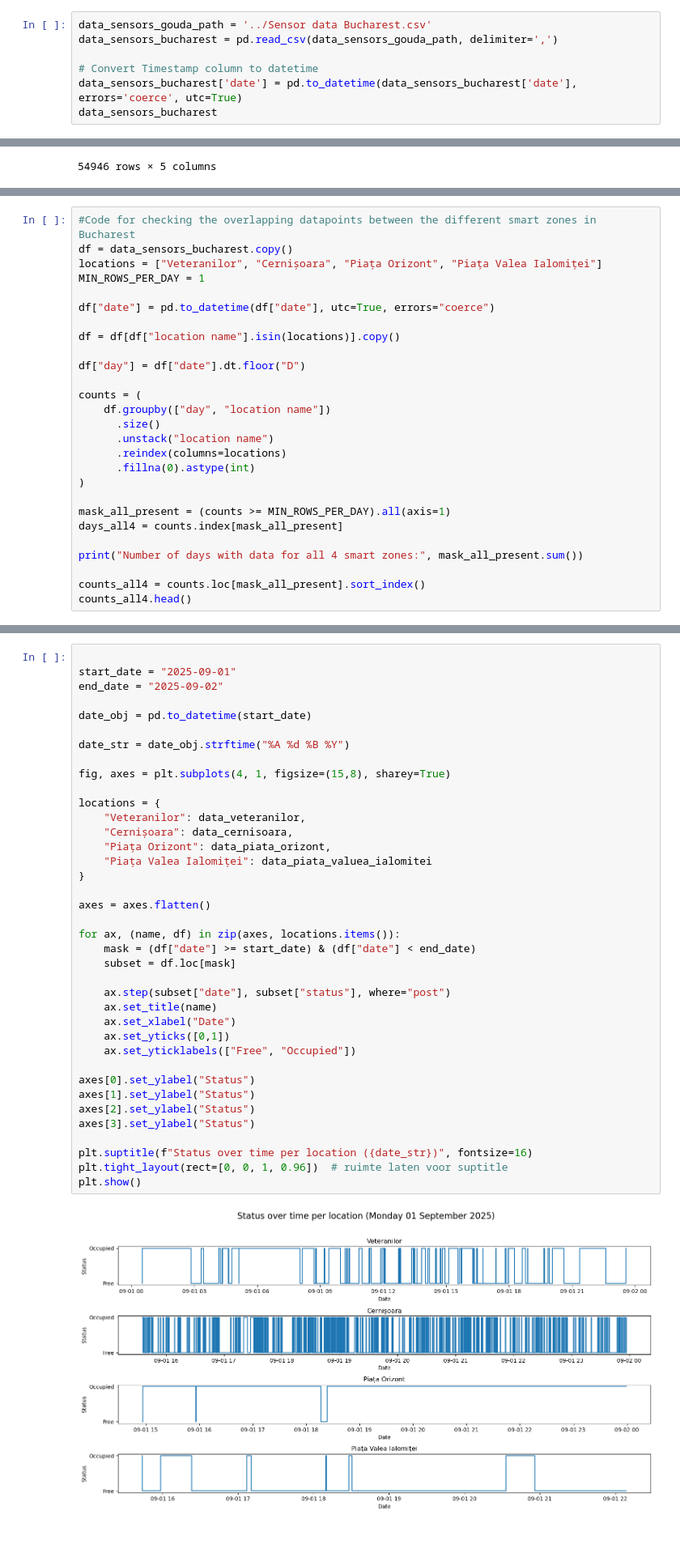
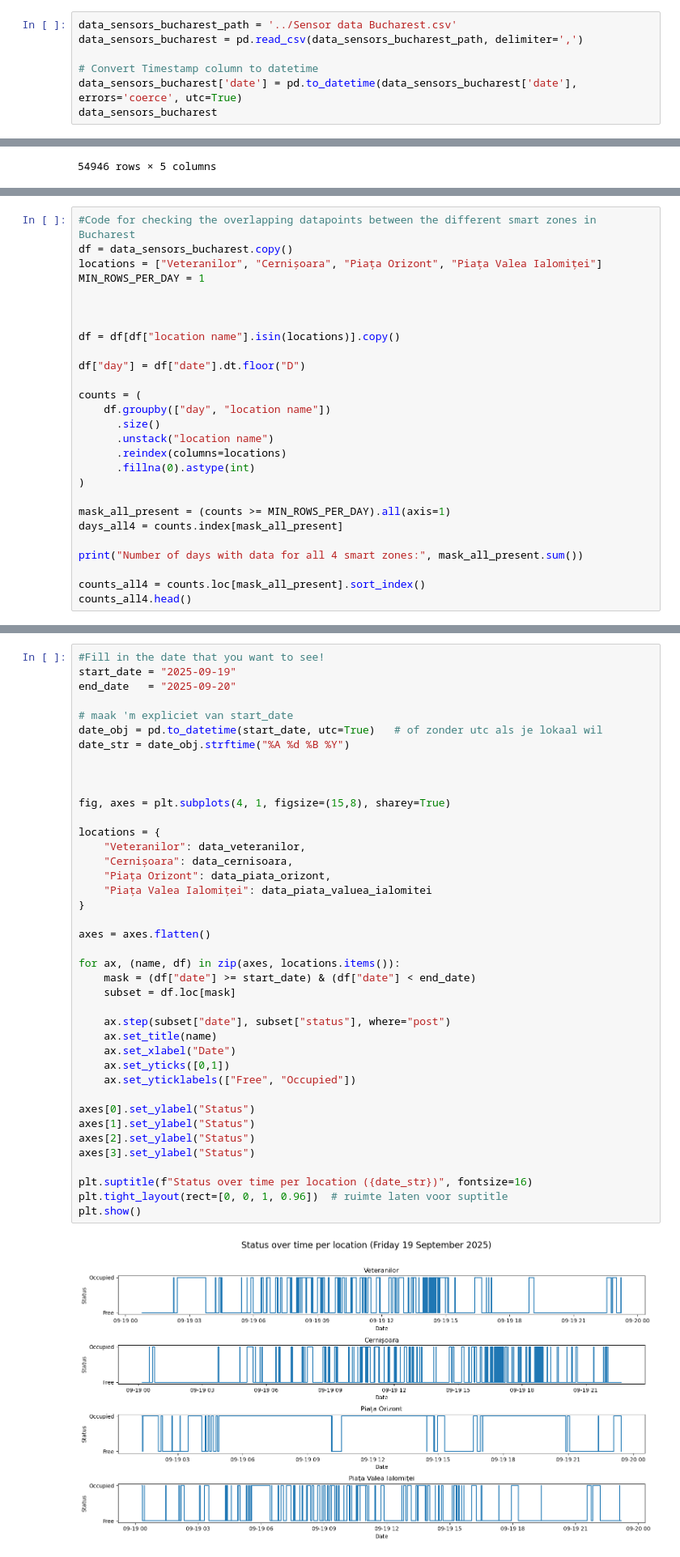
Before and after one commit to chenneman/CTC-advanced-data-science, a Jupyter notebook: Coding The Curbs.ipynb, the cells around one changed output, grey strips where cells are left out. Shown at 81% size. Saved outputs shown, nothing was run; the diff lists cells and outputs as text.

Commit message:
Booking + sensor data bucharest

```diff
--- a/Coding The Curbs.ipynb
+++ b/Coding The Curbs.ipynb
@@ -32,6 +7,6 @@ data_sensors
 # %%
-data_sensors_gouda_path = '../Sensor data Bucharest.csv'
-data_sensors_bucharest = pd.read_csv(data_sensors_gouda_path, delimiter=',')
+data_sensors_bucharest_path = '../Sensor data Bucharest.csv'
+data_sensors_bucharest = pd.read_csv(data_sensors_bucharest_path, delimiter=',')
 
 # Convert Timestamp column to datetime
 data_sensors_bucharest['date'] = pd.to_datetime(data_sensors_bucharest['date'], errors='coerce', utc=True)
@@ -56,7 +60,7 @@ df = data_sensors_bucharest.copy()
 locations = ["Veteranilor", "Cernișoara", "Piața Orizont", "Piața Valea Ialomiței"]
 MIN_ROWS_PER_DAY = 1
 
-df["date"] = pd.to_datetime(df["date"], utc=True, errors="coerce")
+
 
 df = df[df["location name"].isin(locations)].copy()
 
@@ -96,42 +100,44 @@ data_cernisoara = data_bucharest_locations.get_group("Cernișoara")
 data_piata_orizont = data_bucharest_locations.get_group("Piața Orizont")
 data_piata_valuea_ialomitei = data_bucharest_locations.get_group("Piața Valea Ialomiței")
 # %%
+#Fill in the date that you want to see!
+start_date = "2025-09-19"
+end_date   = "2025-09-20"
 
-start_date = "2025-09-01"
-end_date = "2025-09-02"
+# maak 'm expliciet van start_date
+date_obj = pd.to_datetime(start_date, utc=True)   # of zonder utc als je lokaal wil
+date_str = date_obj.strftime("%A %d %B %Y")
 
-date_obj = pd.to_datetime(start_date)
 
-date_str = date_obj.strftime("%A %d %B %Y")
 
 fig, axes = plt.subplots(4, 1, figsize=(15,8), sharey=True)
 
 locations = {
     "Veteranilor": data_veteranilor,
     "Cernișoara": data_cernisoara,
     "Piața Orizont": data_piata_orizont,
     "Piața Valea Ialomiței": data_piata_valuea_ialomitei
 }
 
 axes = axes.flatten()
 
 for ax, (name, df) in zip(axes, locations.items()):
     mask = (df["date"] >= start_date) & (df["date"] < end_date)
     subset = df.loc[mask]
 
     ax.step(subset["date"], subset["status"], where="post")
     ax.set_title(name)
     ax.set_xlabel("Date")
     ax.set_yticks([0,1])
     ax.set_yticklabels(["Free", "Occupied"])
 
 axes[0].set_ylabel("Status")
 axes[1].set_ylabel("Status")
 axes[2].set_ylabel("Status")
 axes[3].set_ylabel("Status")
 
 plt.suptitle(f"Status over time per location ({date_str})", fontsize=16)
 plt.tight_layout(rect=[0, 0, 1, 0.96])  # ruimte laten voor suptitle
 plt.show()
 # %% [output]
-[figure, old version]
+[figure, new version]
```
Also changed, not shown: parts of 6 cells of this notebook.
